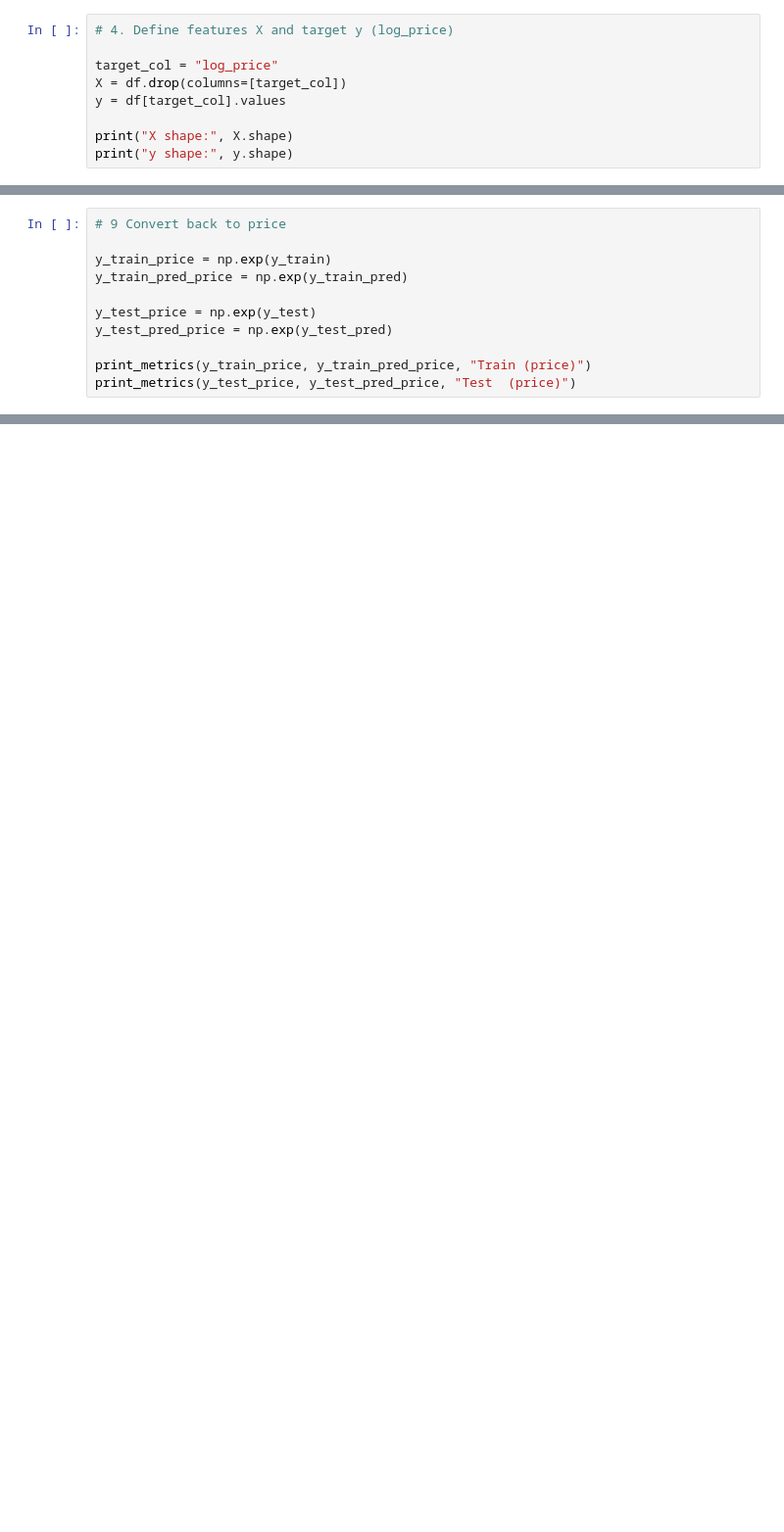
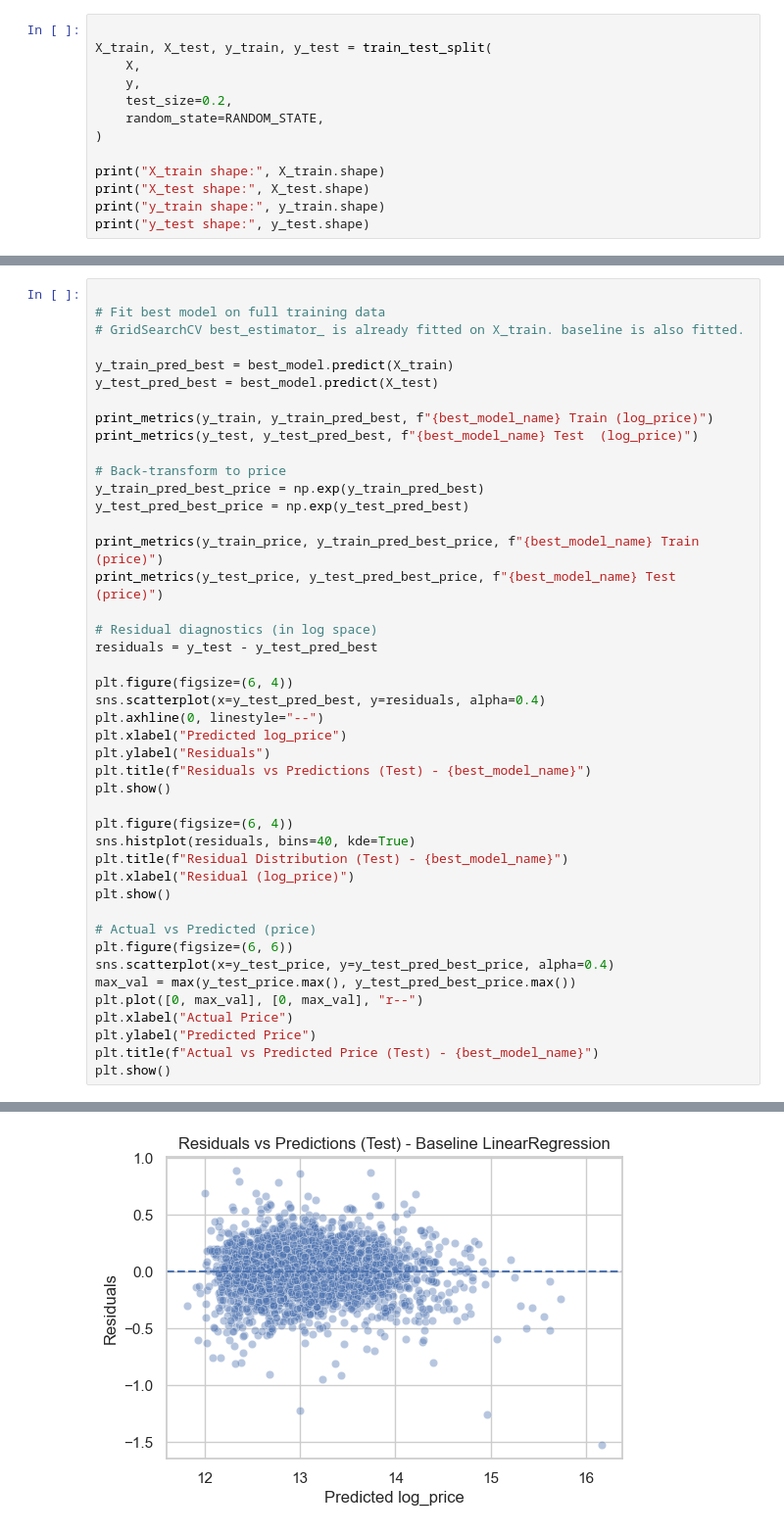
Before and after one commit to RRRG3/255-proj, a Jupyter notebook: kc-house-prices/notebooks/lin_reg.ipynb, the cells around one changed output, grey strips where cells are left out. Shown at 98% size. Saved outputs shown, nothing was run; the diff lists cells and outputs as text; blank space fills up the shorter version.

```diff
--- a/kc-house-prices/notebooks/lin_reg.ipynb
+++ b/kc-house-prices/notebooks/lin_reg.ipynb
@@ -40,10 +110,14 @@ Object columns: []
 # %%
-# 4. Define features X and target y (log_price)
 
-target_col = "log_price"
-X = df.drop(columns=[target_col])
-y = df[target_col].values
+X_train, X_test, y_train, y_test = train_test_split(
+    X,
+    y,
+    test_size=0.2,
+    random_state=RANDOM_STATE,
+)
 
-print("X shape:", X.shape)
-print("y shape:", y.shape)
+print("X_train shape:", X_train.shape)
+print("X_test shape:", X_test.shape)
+print("y_train shape:", y_train.shape)
+print("y_test shape:", y_test.shape)
 # %% [output]
@@ -112,12 +326,45 @@ R^2 : 0.8794
 # %%
-# 9 Convert back to price
 
-y_train_price = np.exp(y_train)
-y_train_pred_price = np.exp(y_train_pred)
+# Fit best model on full training data
+# GridSearchCV best_estimator_ is already fitted on X_train. baseline is also fitted.
 
-y_test_price = np.exp(y_test)
-y_test_pred_price = np.exp(y_test_pred)
+y_train_pred_best = best_model.predict(X_train)
+y_test_pred_best = best_model.predict(X_test)
 
-print_metrics(y_train_price, y_train_pred_price, "Train (price)")
-print_metrics(y_test_price, y_test_pred_price, "Test  (price)")
+print_metrics(y_train, y_train_pred_best, f"{best_model_name} Train (log_price)")
+print_metrics(y_test, y_test_pred_best, f"{best_model_name} Test  (log_price)")
+
+# Back-transform to price
+y_train_pred_best_price = np.exp(y_train_pred_best)
+y_test_pred_best_price = np.exp(y_test_pred_best)
+
+print_metrics(y_train_price, y_train_pred_best_price, f"{best_model_name} Train (price)")
+print_metrics(y_test_price, y_test_pred_best_price, f"{best_model_name} Test  (price)")
+
+# Residual diagnostics (in log space)
+residuals = y_test - y_test_pred_best
+
+plt.figure(figsize=(6, 4))
+sns.scatterplot(x=y_test_pred_best, y=residuals, alpha=0.4)
+plt.axhline(0, linestyle="--")
+plt.xlabel("Predicted log_price")
+plt.ylabel("Residuals")
+plt.title(f"Residuals vs Predictions (Test) - {best_model_name}")
+plt.show()
+
+plt.figure(figsize=(6, 4))
+sns.histplot(residuals, bins=40, kde=True)
+plt.title(f"Residual Distribution (Test) - {best_model_name}")
+plt.xlabel("Residual (log_price)")
+plt.show()
+
+# Actual vs Predicted (price)
+plt.figure(figsize=(6, 6))
+sns.scatterplot(x=y_test_price, y=y_test_pred_best_price, alpha=0.4)
+max_val = max(y_test_price.max(), y_test_pred_best_price.max())
+plt.plot([0, max_val], [0, max_val], "r--")
+plt.xlabel("Actual Price")
+plt.ylabel("Predicted Price")
+plt.title(f"Actual vs Predicted Price (Test) - {best_model_name}")
+plt.show()
 # %% [output]
@@ -130,3 +387,4 @@ R^2 : 0.8382
 RMSE: 193507.3186
 MAE : 79568.6181
 R^2 : 0.7523
+[figure, added]
```
Also changed, not shown: parts of 29 cells of this notebook, 1 other file.
